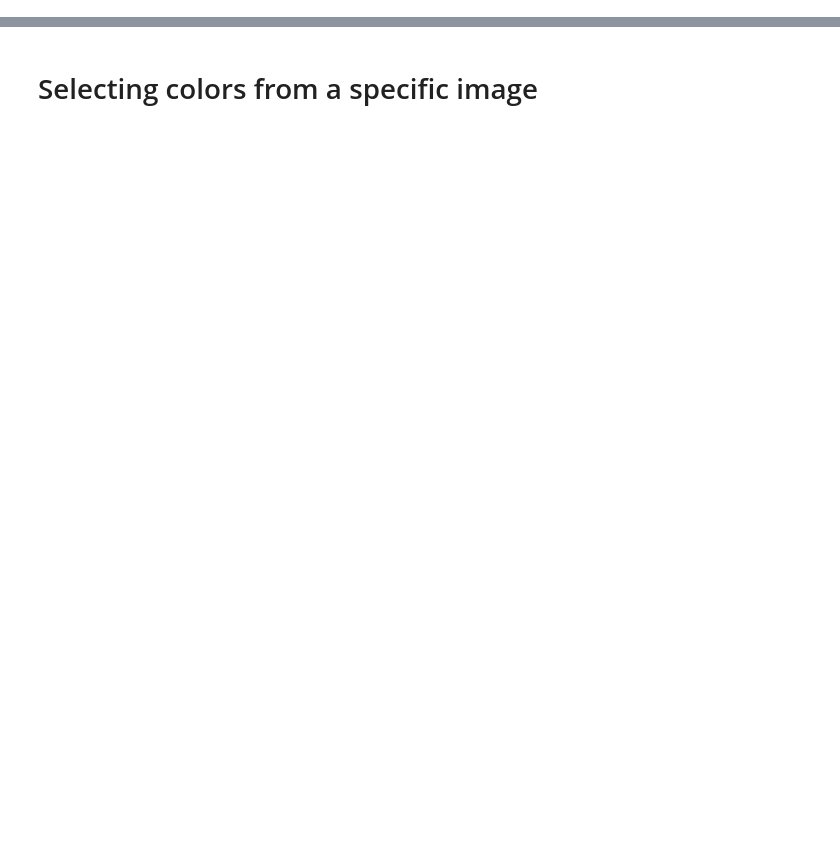
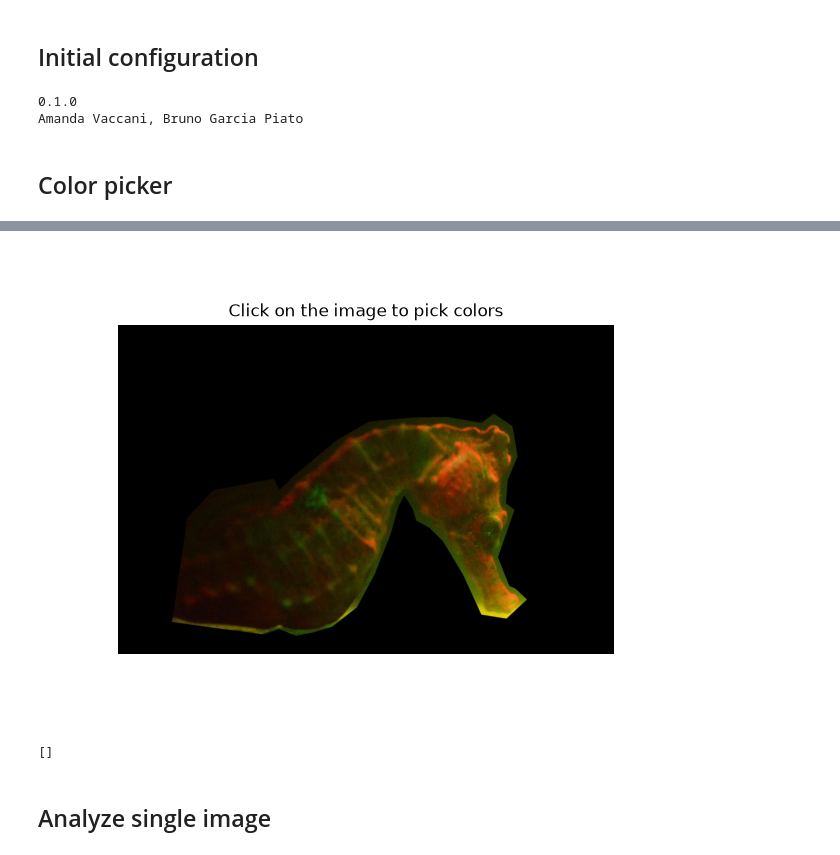
Before and after one commit to brunopiato/hippocampus_reidi, a Jupyter notebook: notebooks/module_usage.ipynb, the cells around one changed output, grey strips where cells are left out. Saved outputs shown, nothing was run; the diff lists cells and outputs as text; code cells hidden in the pictures; blank space fills up the shorter version.

Commit message:
Update documentation and improve project folder organization

```diff
--- a/notebooks/module_usage.ipynb
+++ b/notebooks/module_usage.ipynb
@@ -17,0 +7,25 @@ Amanda Vaccani, Bruno Garcia Piato
+# %% [markdown]
+## Initial configuration
+# %%
+from pathlib import Path
+
+import hippocampus_reidi as hr
+
+project_root = Path.cwd()
+if project_root.name == "notebooks":
+    project_root = project_root.parent
+
+print(hr.__version__)
+print(hr.__author__)
+# %% [output]
+0.1.0
+Amanda Vaccani, Bruno Garcia Piato
+# %% [markdown]
+## Color picker
+# %%
+image_path = project_root / "data" / "img" / "imagem6.jpg"
+# %%
+# Optional: click the image to inspect RGB values, then use the green button to finish.
+%matplotlib widget
+picked_colors = hr.pick_color_from_image_matplotlib(image_path=image_path)
+# %% [output]
@@ -18 +34,8 @@ Amanda Vaccani, Bruno Garcia Piato
+[figure, added]
+# %%
+picked_colors
+# %% [output]
+[]
+# %% [markdown]
+## Analyze single image
 # %%
@@ -24,2 +48,0 @@ color_ranges = ([[0, 100, 0], [100, 255, 100]],
-# %% [markdown]
-# Selecting colors from a specific image
```
Also changed, not shown: parts of 13 cells of this notebook, 12 other files.
